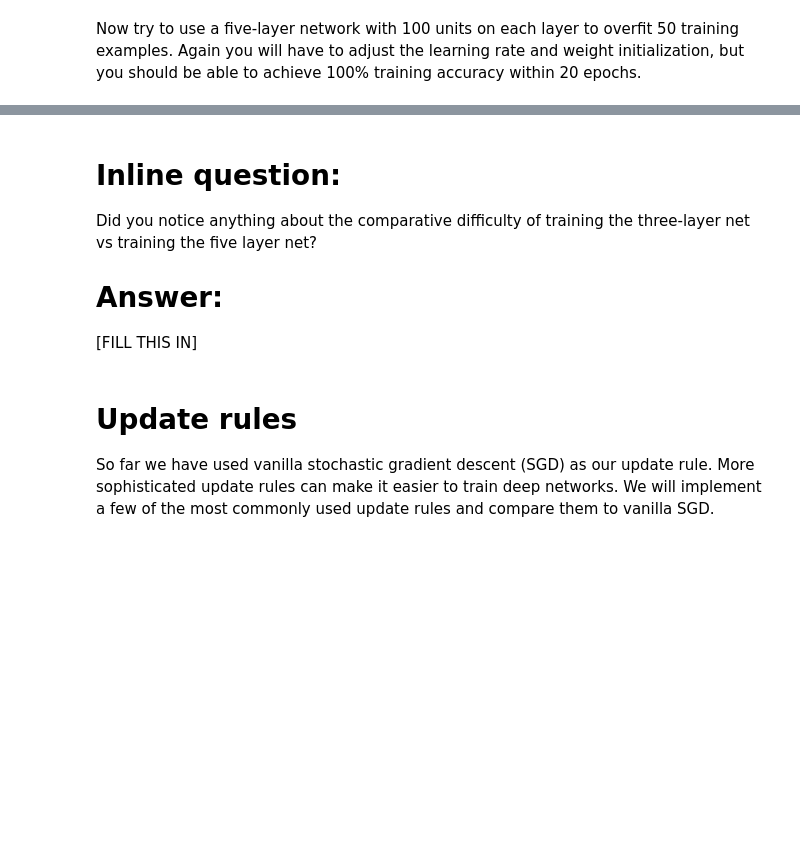
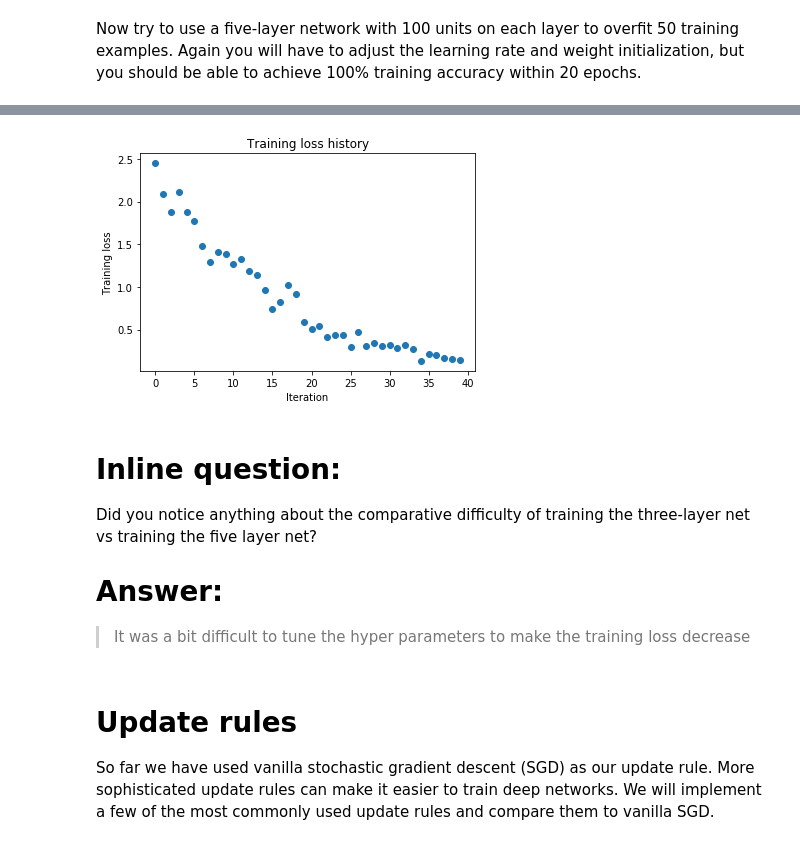
Before and after one commit to suicideBomber1/CS-231n-Assignment-2, a Jupyter notebook: FullyConnectedNets.ipynb, the cells around one changed output, grey strips where cells are left out. Saved outputs shown, nothing was run; the diff lists cells and outputs as text; code cells hidden in the pictures; blank space fills up the shorter version.

```diff
--- a/FullyConnectedNets.ipynb
+++ b/FullyConnectedNets.ipynb
@@ -496,8 +497,8 @@ small_data = {
   'y_val': data['y_val'],
 }
 
-learning_rate = 1e-3
-weight_scale = 1e-5
+learning_rate = 7e-3
+weight_scale = 4e-2
 model = FullyConnectedNet([100, 100, 100, 100],
                 weight_scale=weight_scale, dtype=np.float64)
 solver = Solver(model, small_data,
@@ -514,3 +515,4 @@ plt.title('Training loss history')
 plt.xlabel('Iteration')
 plt.ylabel('Training loss')
 plt.show()
+# %% [output]
@@ -517,9 +536,10 @@ plt.show()
+[figure, added]
 # %% [markdown]
 # Inline question:
 Did you notice anything about the comparative difficulty of training the three-layer net vs training the five layer net?
 
 # Answer:
-[FILL THIS IN]
+>It was a bit difficult to tune the hyper parameters to make the training loss decrease
 # %% [markdown]
 # Update rules
 So far we have used vanilla stochastic gradient descent (SGD) as our update rule. More sophisticated update rules can make it easier to train deep networks. We will implement a few of the most commonly used update rules and compare them to vanilla SGD.
```
Also changed, not shown: parts of 10 cells of this notebook, 2 other files.
